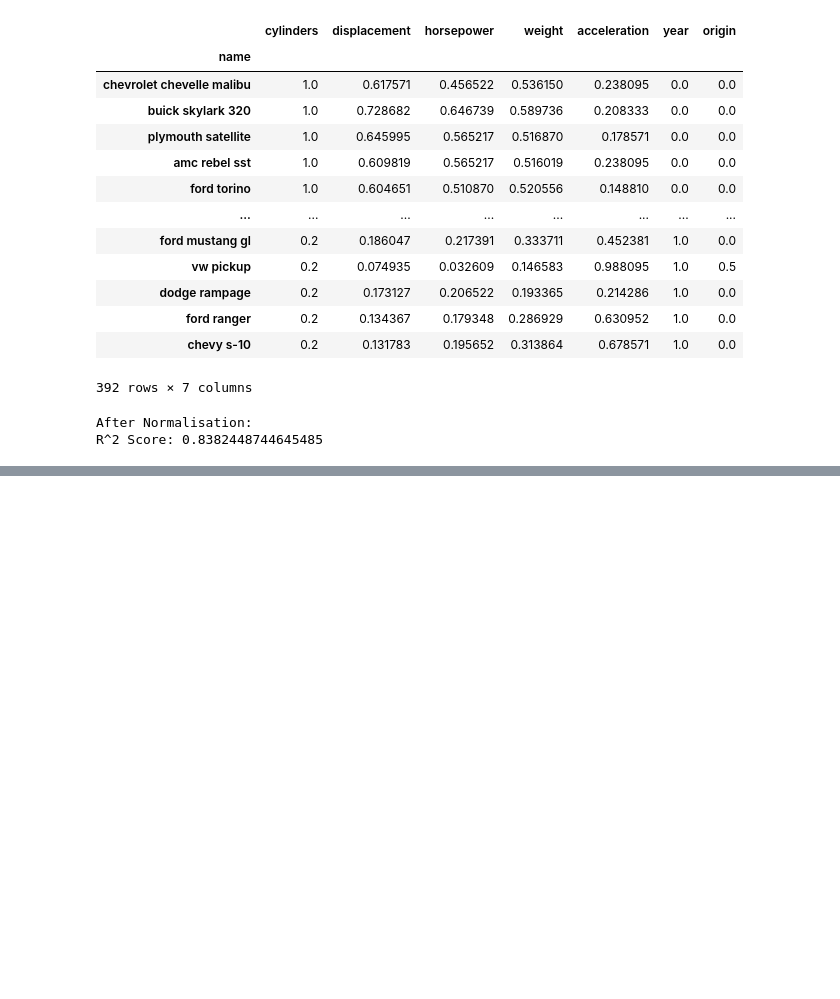
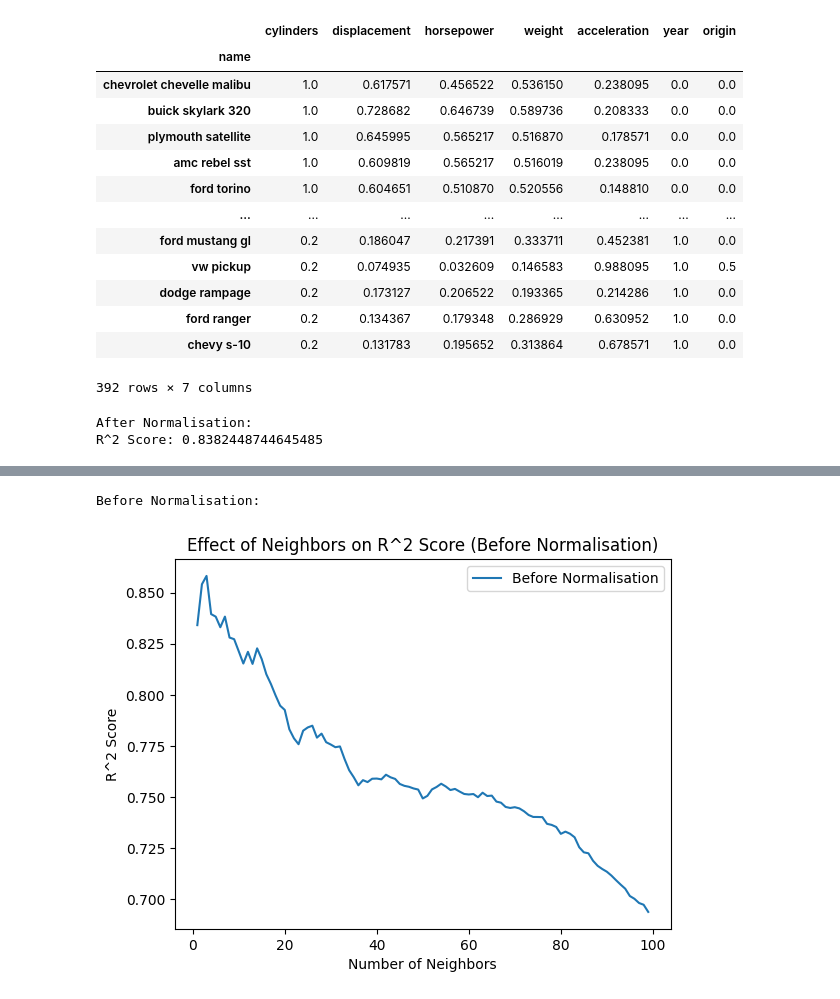
Before and after one commit to Rohan19005742/Data_Science, a Jupyter notebook: Playground/data_normalisation.IPYNB, the cells around one changed output, grey strips where cells are left out. Cells and saved outputs as stored; diff of their text form; code cells hidden in the pictures; blank space fills up the shorter version.

```diff
--- a/Playground/data_normalisation.IPYNB
+++ b/Playground/data_normalisation.IPYNB
@@ -159,0 +248,6 @@ R^2 Score: 0.8382448744645485
+# %%
+## After normalisation
+Knn()
+# %% [output]
+Before Normalisation:
+[figure, added]
```
Also changed, not shown: parts of 4 cells of this notebook.
